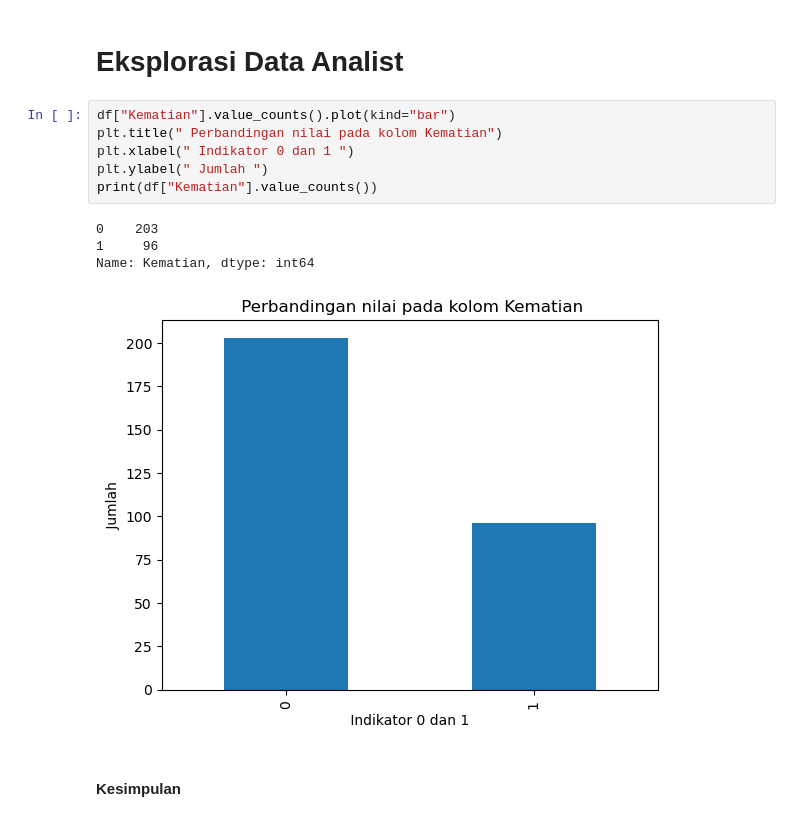
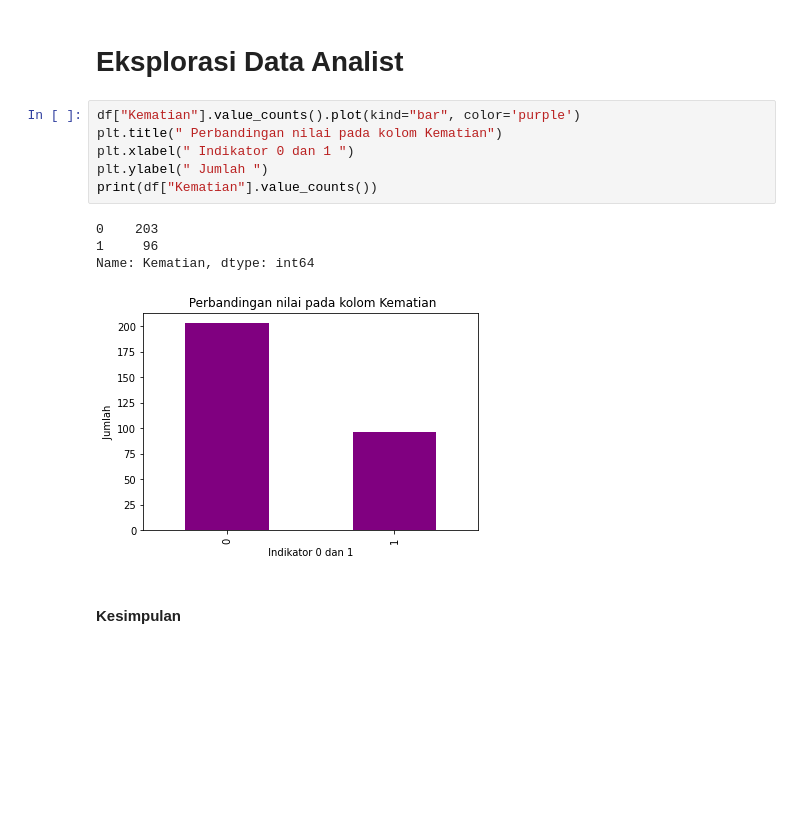
Before and after one commit to tassyirifiyya/ProjectHacktiv8-Kelp1, a Jupyter notebook: PYTN_KampusMerdeka_FP3_Hacktiv8.ipynb, the cells around one changed output. Drawn from its saved outputs; the diff is of its cells as text; blank space fills up the shorter version.

```diff
--- a/PYTN_KampusMerdeka_FP3_Hacktiv8.ipynb
+++ b/PYTN_KampusMerdeka_FP3_Hacktiv8.ipynb
@@ -246,16 +246,16 @@ df.head()
 # %% [markdown]
 # Eksplorasi Data Analist
 # %%
-df["Kematian"].value_counts().plot(kind="bar")
+df["Kematian"].value_counts().plot(kind="bar", color='purple')
 plt.title(" Perbandingan nilai pada kolom Kematian")
 plt.xlabel(" Indikator 0 dan 1 ")
 plt.ylabel(" Jumlah ")
 print(df["Kematian"].value_counts())
 # %% [output]
 0    203
 1     96
 Name: Kematian, dtype: int64
-[figure, old version]
+[figure, new version]
 # %% [markdown]
 #### Kesimpulan
 # %% [markdown]
```
Also changed, not shown: parts of 38 cells of this notebook.
